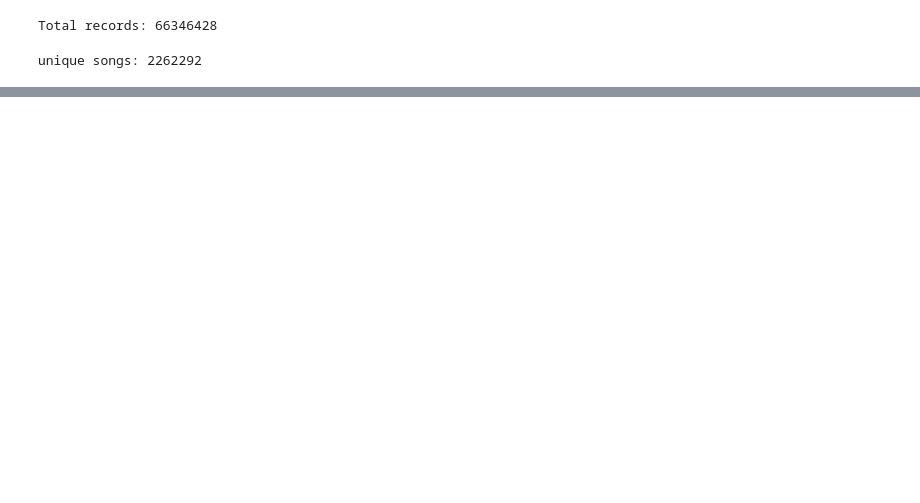
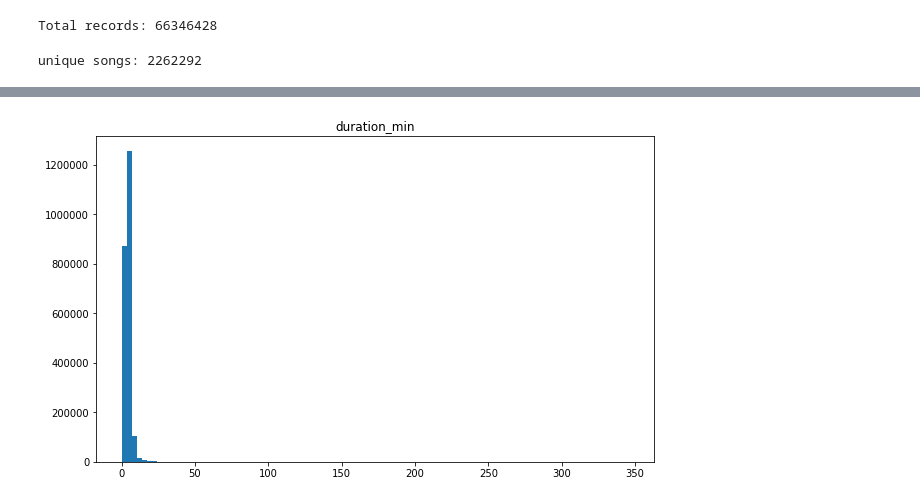
Before and after one commit to jamilla-az/spotify-recommender, a Jupyter notebook: notebook/eda-sqlite-db.ipynb, the cells around one changed output, grey strips where cells are left out. Saved outputs shown, nothing was run; the diff lists cells and outputs as text; code cells hidden in the pictures; blank space fills up the shorter version.

```diff
--- a/notebook/eda-sqlite-db.ipynb
+++ b/notebook/eda-sqlite-db.ipynb
@@ -148,0 +308,8 @@ unique songs: 2262292
+# %%
+#plot distribution of song durations
+df = pd.read_sql_query('SELECT track_name, duration_ms FROM songs',con)
+# %%
+df['duration_min'] = (df['duration_ms']/(1000*60))
+df.hist(column = 'duration_min',figsize = (10,6), grid = False, bins = 100);
+# %% [output]
+[figure, added]
```
Also changed, not shown: parts of 21 cells of this notebook.
